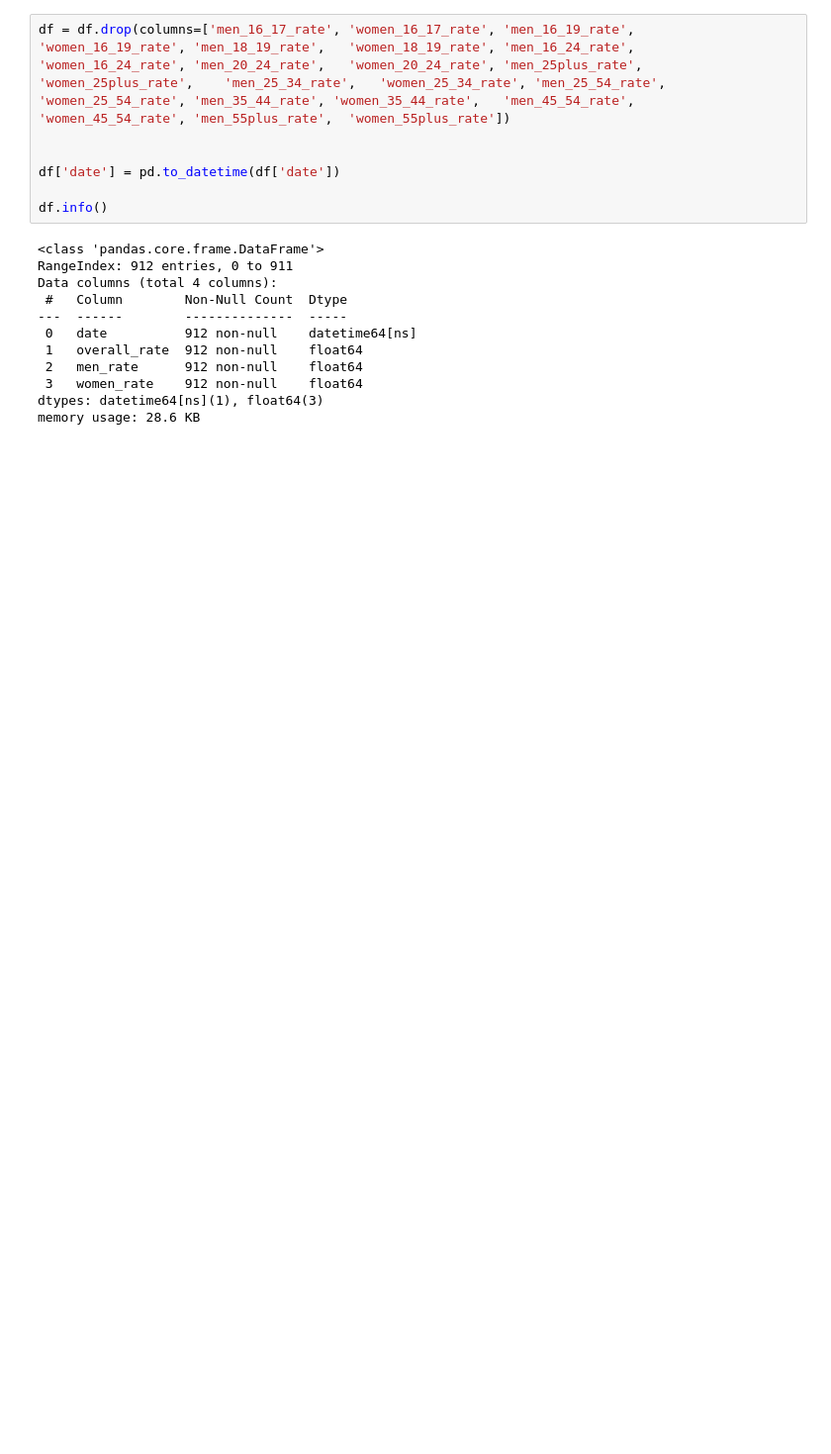
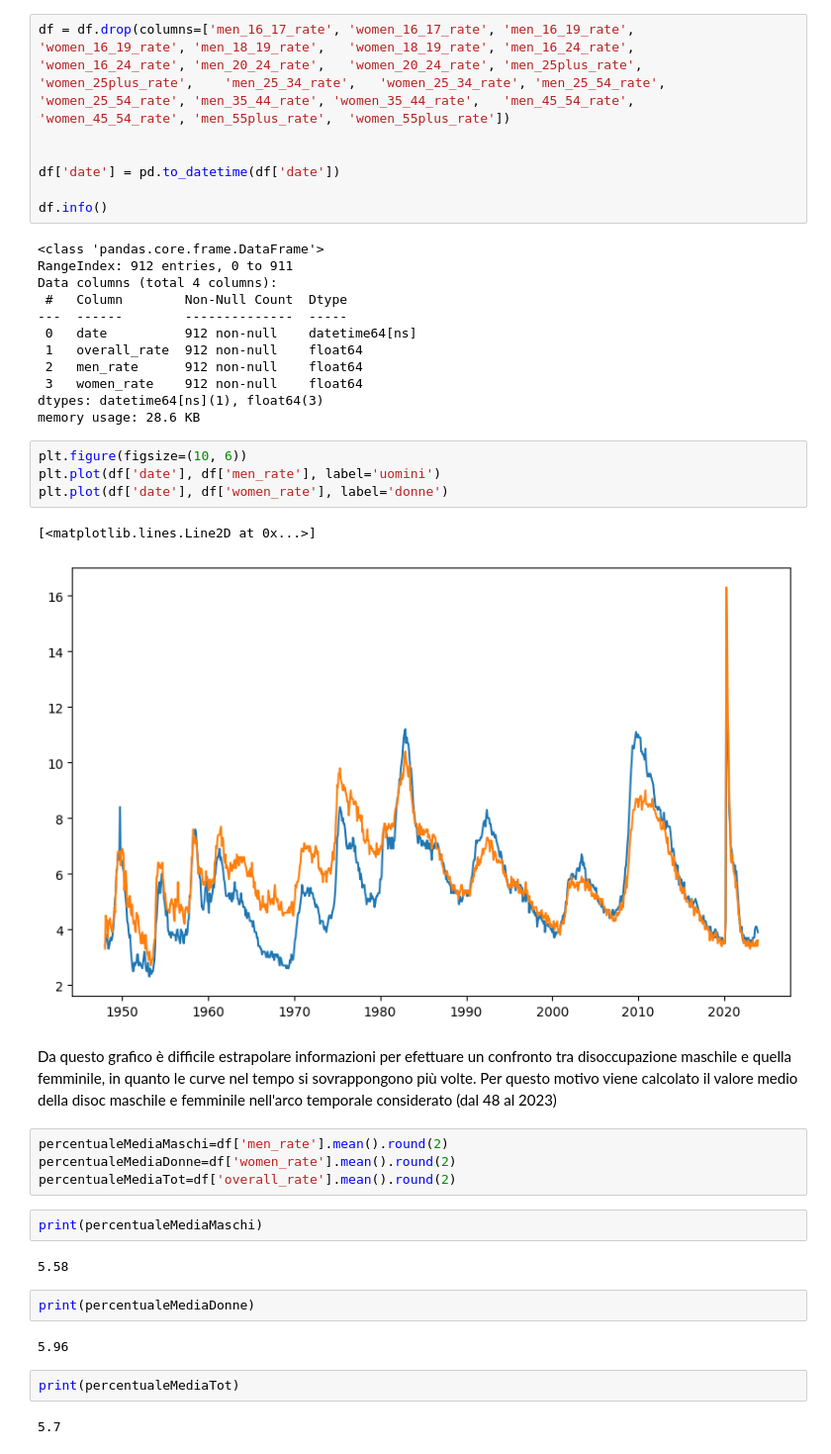
Before and after one commit to MatteoCalvanico/DataAnalytics-Project, a Jupyter notebook: Progetto.ipynb, the cells around one changed output. Shown at 99% size. Cells and saved outputs as stored; diff of their text form; blank space fills up the shorter version.

Commit message:
disoccupazione dei due sessi

```diff
--- a/Progetto.ipynb
+++ b/Progetto.ipynb
@@ -282,3 +297,28 @@ Data columns (total 4 columns):
  3   women_rate    912 non-null    float64
 dtypes: datetime64[ns](1), float64(3)
 memory usage: 28.6 KB
+# %%
+plt.figure(figsize=(10, 6))
+plt.plot(df['date'], df['men_rate'], label='uomini')
+plt.plot(df['date'], df['women_rate'], label='donne')
+# %% [output]
+[<matplotlib.lines.Line2D at 0x...>]
+[figure, added]
+# %% [markdown]
+Da questo grafico è difficile estrapolare informazioni per efettuare un confronto tra disoccupazione maschile e quella femminile, in quanto le curve nel tempo si sovrappongono più volte. Per questo motivo viene calcolato il valore medio della disoc maschile e femminile nell'arco temporale considerato (dal 48 al 2023)
+# %%
+percentualeMediaMaschi=df['men_rate'].mean().round(2)
+percentualeMediaDonne=df['women_rate'].mean().round(2)
+percentualeMediaTot=df['overall_rate'].mean().round(2)
+# %%
+print(percentualeMediaMaschi)
+# %% [output]
+5.58
+# %%
+print(percentualeMediaDonne)
+# %% [output]
+5.96
+# %%
+print(percentualeMediaTot)
+# %% [output]
+5.7
```
Also changed, not shown: parts of 6 cells of this notebook.
